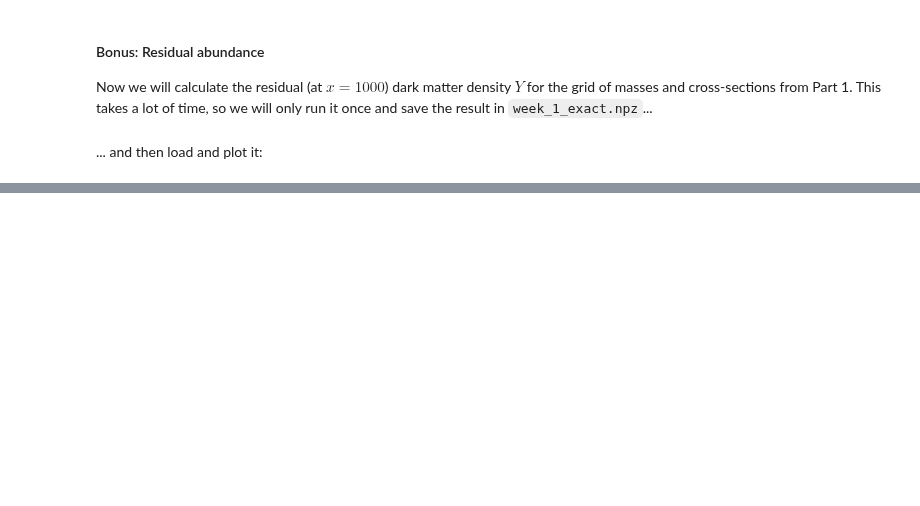
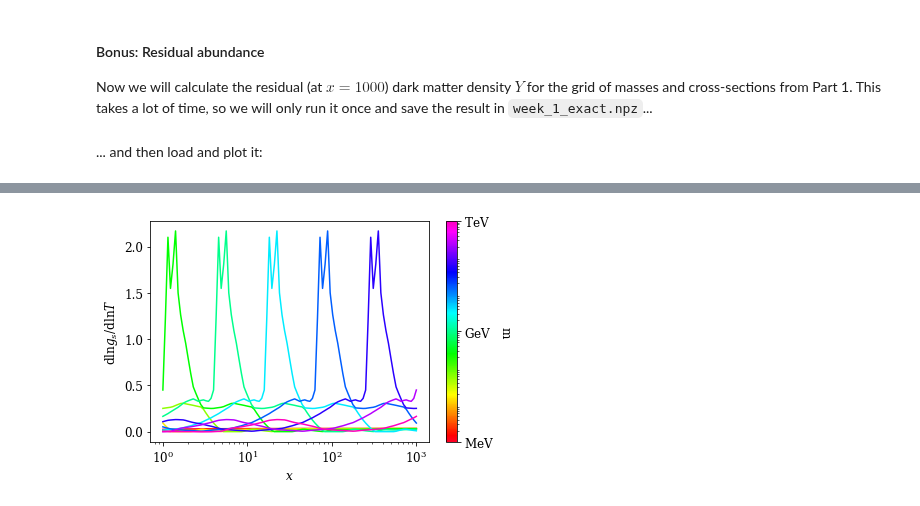
Before and after one commit to adam-coogan/gss19_sterile_nus, a Jupyter notebook: notebooks/week_1.ipynb, the cells around one changed output, grey strips where cells are left out. Drawn from its saved outputs; the diff is of its cells as text; code cells hidden in the pictures; blank space fills up the shorter version.

```diff
--- a/notebooks/week_1.ipynb
+++ b/notebooks/week_1.ipynb
@@ -264,3 +265,0 @@ ax.plot(m_rare.value, np.where(np.array(good) > 0, good, np.nan), 'r-')
-# %%
-for m1 in np.logspace(-3, 3, 11) * units.GeV:
-    plt.semilogx(np.logspace(0, 3, 101), lngsmderiv(m1/np.logspace(0, 3, 101)))
@@ -268,0 +270,14 @@ for m1 in np.logspace(-3, 3, 11) * units.GeV:
+# %%
+cmap = plt.get_cmap('gist_rainbow')
+for e in np.linspace(-3, 3, 11):
+    m1 = np.power(10, e) * units.GeV
+    plt.semilogx(np.logspace(0, 3, 101), lngsmderiv(m1/np.logspace(0, 3, 101)), c=cmap((e+3)/6))
+plt.xlabel('$x$')
+plt.ylabel(r'$\mathrm{d}\ln{g_s} / \mathrm{d}\ln{T}$')
+cax = plt.colorbar(mpl.cm.ScalarMappable(norm=mpl.colors.LogNorm(1e-3, 1e3), cmap=cmap))
+cax.ax.yaxis.set_ticks((1e-3, 1, 1e3))
+cax.ax.yaxis.set_ticklabels(('$\mathrm{MeV}$', '$\mathrm{GeV}$', '$\mathrm{TeV}$'))
+cax.set_label('m', rotation=-90, verticalalignment='bottom')
+plt.tight_layout()
+# %% [output]
+[figure, added]
```
Also changed, not shown: parts of 7 cells of this notebook.
